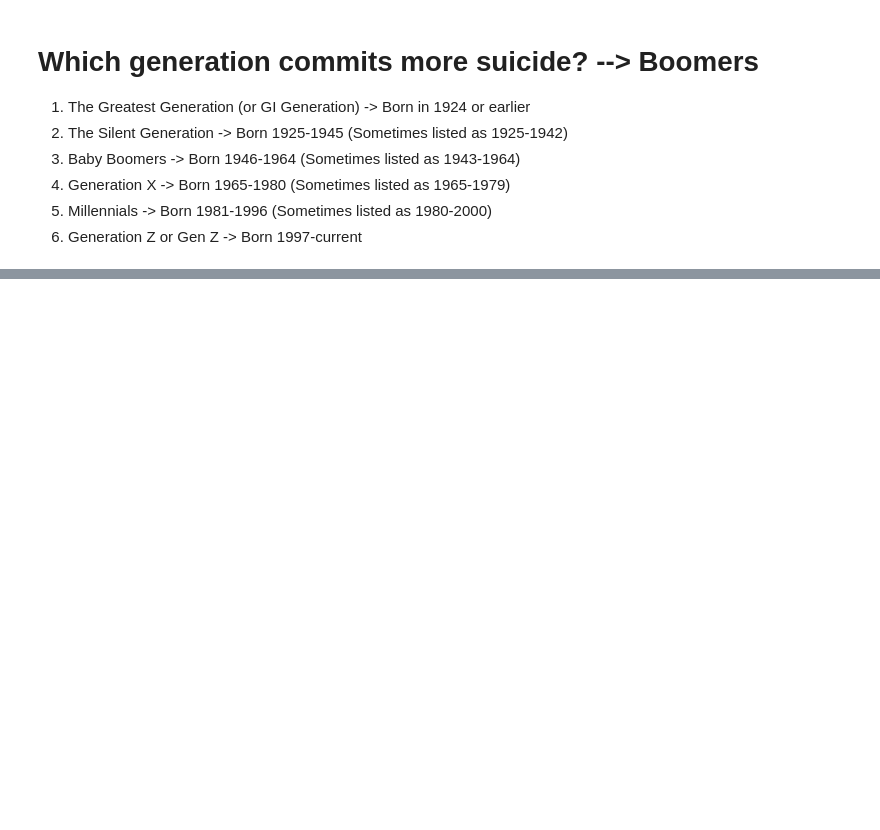
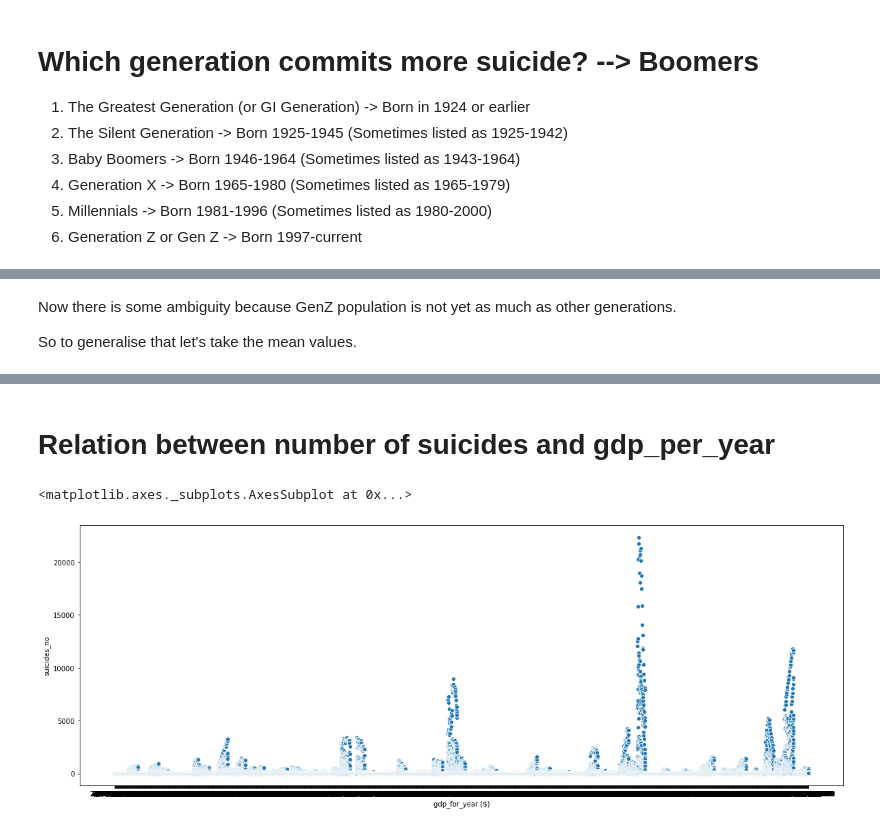
Before and after one commit to pratik-276/Infinite_Stories_with_Data, a Jupyter notebook: Suicide Rates Overview 1985 to 2016/let-s-learn-the-reason-behind-suicides.ipynb, the cells around one changed output, grey strips where cells are left out. Saved outputs shown, nothing was run; the diff lists cells and outputs as text; code cells hidden in the pictures; blank space fills up the shorter version.

```diff
--- a/Suicide Rates Overview 1985 to 2016/let-s-learn-the-reason-behind-suicides.ipynb
+++ b/Suicide Rates Overview 1985 to 2016/let-s-learn-the-reason-behind-suicides.ipynb
@@ -170,3 +175,7 @@ Text(0.5, 1.0, 'Total numbe of Suicides per year')
+# %% [markdown]
+Now there is some ambiguity because GenZ population is not yet as much as other generations.
+
+So to generalise that let's take the mean values.
 # %%
 gen = data.loc[:,['suicides_no','generation']]
 gen['mean'] = gen.groupby('generation')['suicides_no'].transform('mean')
@@ -179,3 +188,11 @@ fig.update_traces(rotation=90, pull=0.05, textinfo="percent+label")
 fig.show()
 # %% [output]
 [interactive output not drawn]
+# %% [markdown]
+# Relation between number of suicides and gdp_per_year
+# %%
+fig = plt.figure(figsize=(20,7))
+sns.scatterplot(data=data, x=' gdp_for_year ($) ', y='suicides_no')
+# %% [output]
+<matplotlib.axes._subplots.AxesSubplot at 0x...>
+[figure, added]
```
Also changed, not shown: parts of 7 cells of this notebook.
